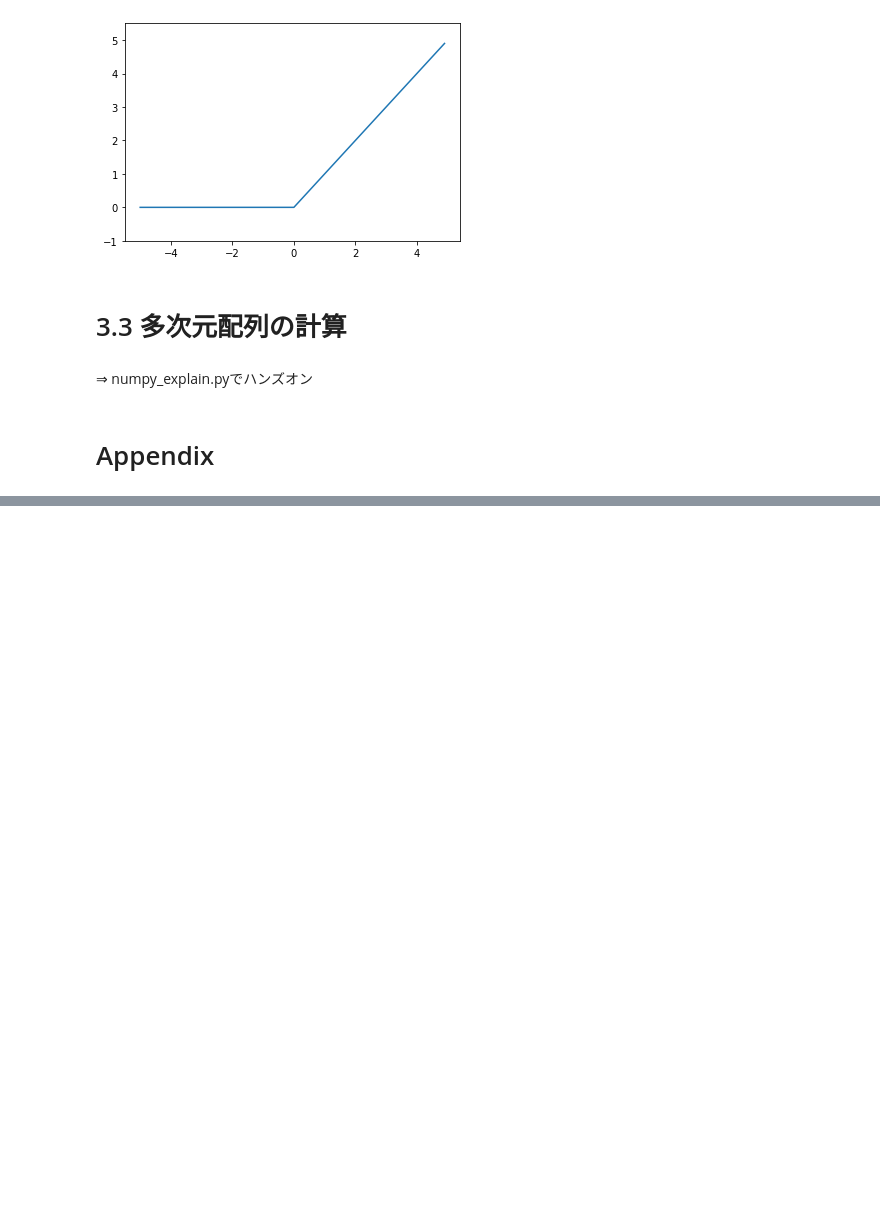
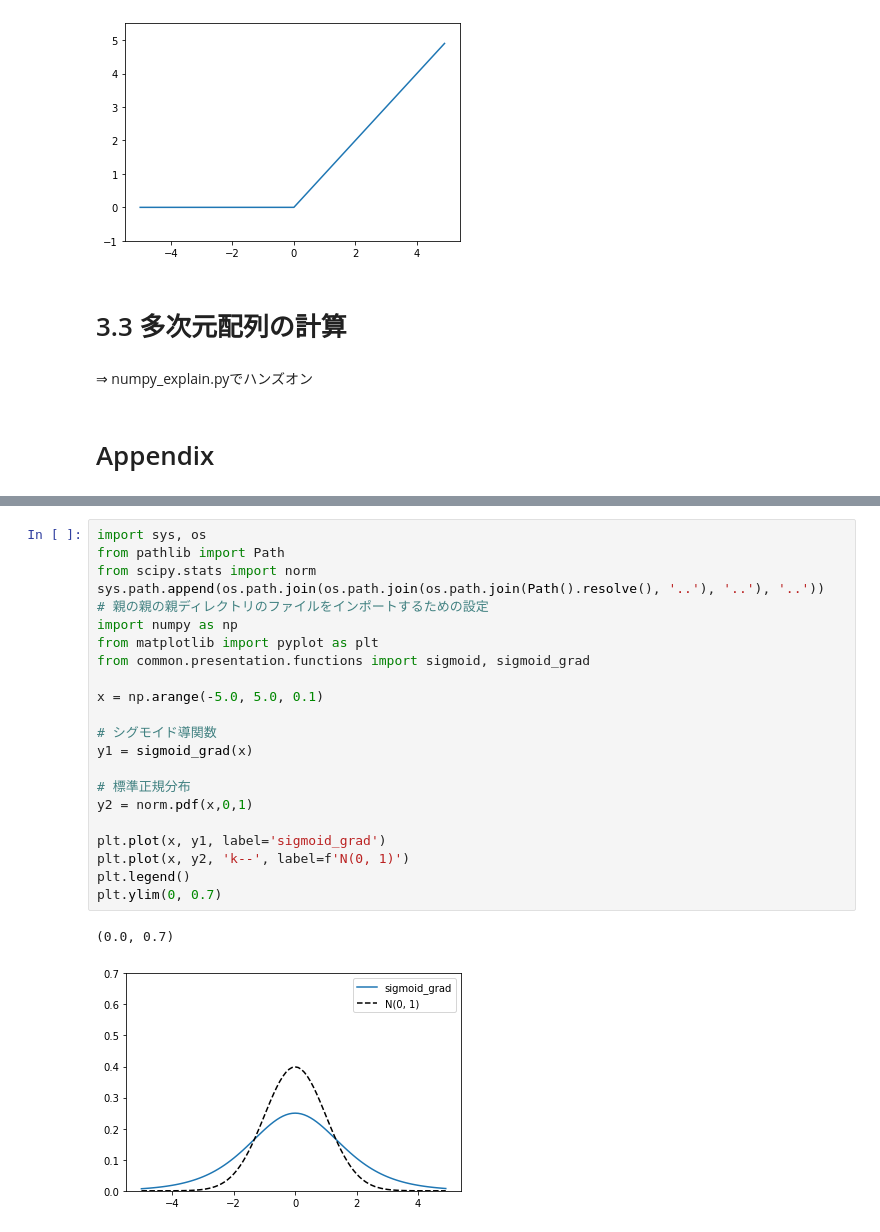
Before and after one commit to Rei-O/DL-from-scratch-in-KV, a Jupyter notebook: deep-learning-from-scratch-master/ch03/presentation/3.2.1-3.3.3/note_3.2.1-3.3.3.ipynb, the cells around one changed output, grey strips where cells are left out. Drawn from its saved outputs; the diff is of its cells as text; blank space fills up the shorter version.

```diff
--- a/deep-learning-from-scratch-master/ch03/presentation/3.2.1-3.3.3/note_3.2.1-3.3.3.ipynb
+++ b/deep-learning-from-scratch-master/ch03/presentation/3.2.1-3.3.3/note_3.2.1-3.3.3.ipynb
@@ -99,0 +103,24 @@ https://mathwords.net/logitkansu
+# %%
+import sys, os
+from pathlib import Path
+from scipy.stats import norm
+sys.path.append(os.path.join(os.path.join(os.path.join(Path().resolve(), '..'), '..'), '..'))  # 親の親の親ディレクトリのファイルをインポートするための設定
+import numpy as np
+from matplotlib import pyplot as plt
+from common.presentation.functions import sigmoid, sigmoid_grad
+
+x = np.arange(-5.0, 5.0, 0.1)
+
+# シグモイド導関数
+y1 = sigmoid_grad(x)
+
+# 標準正規分布
+y2 = norm.pdf(x,0,1)
+
+plt.plot(x, y1, label='sigmoid_grad')
+plt.plot(x, y2, 'k--', label=f'N(0, 1)')
+plt.legend()
+plt.ylim(0, 0.7)
+# %% [output]
+(0.0, 0.7)
+[figure, added]
```
Also changed, not shown: parts of 3 cells of this notebook.
